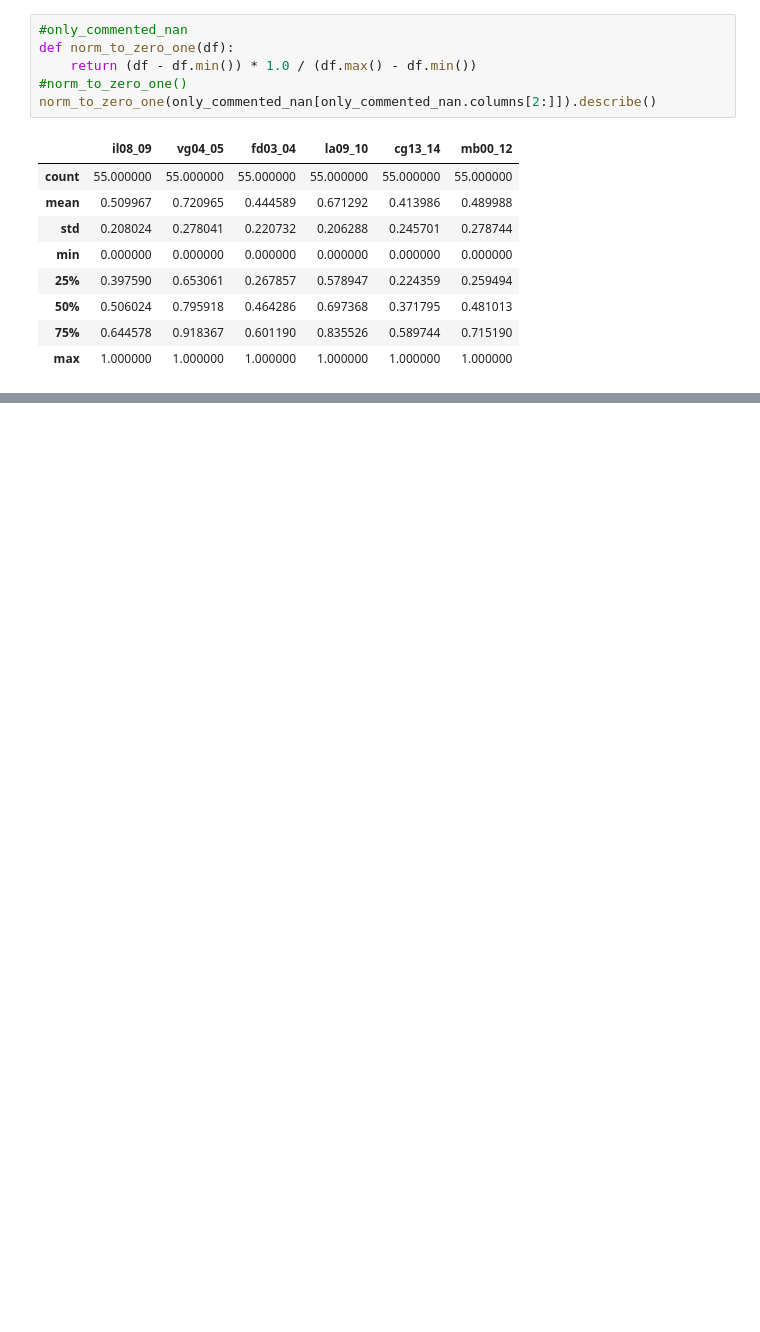
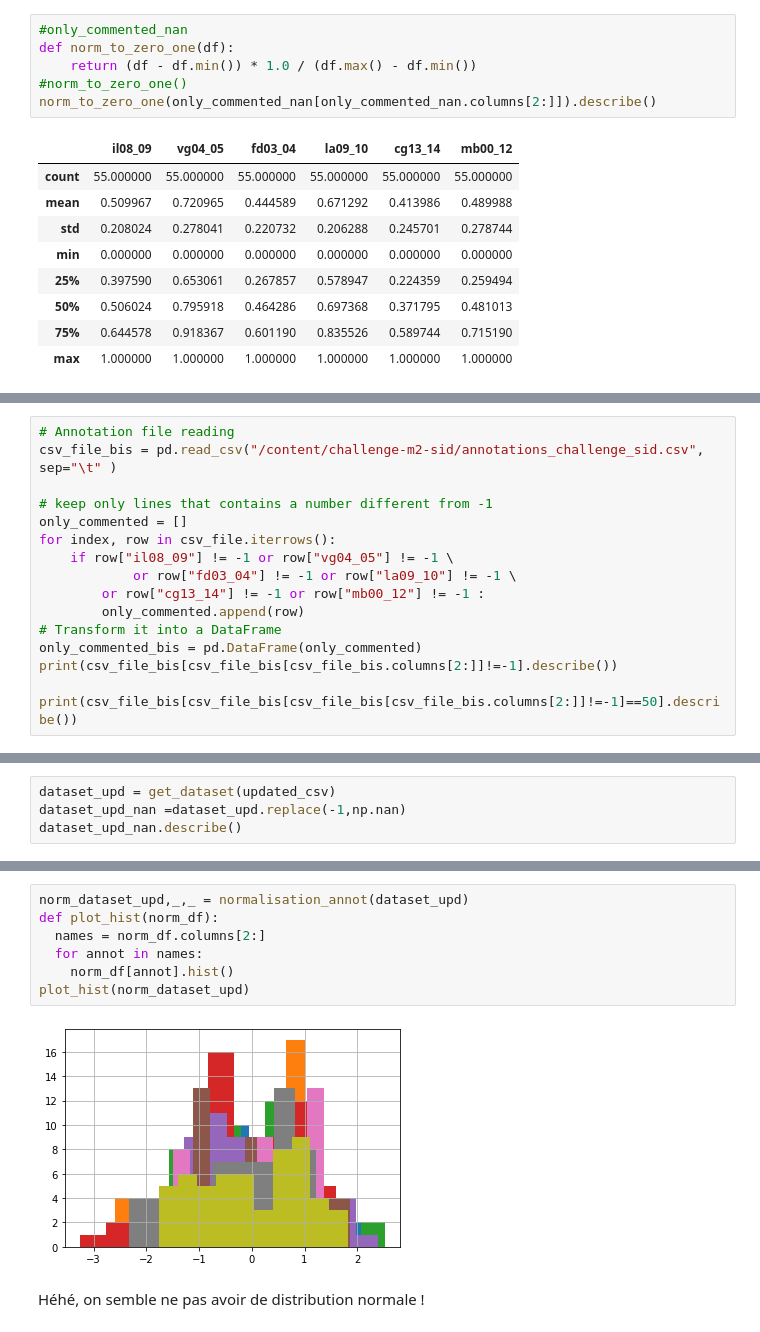
Before and after one commit to vincentnam/Project-Archean, a Jupyter notebook: ChallengeM2SID_2019.ipynb, the cells around one changed output, grey strips where cells are left out. Cells and saved outputs as stored; diff of their text form; blank space fills up the shorter version.

```diff
--- a/ChallengeM2SID_2019.ipynb
+++ b/ChallengeM2SID_2019.ipynb
@@ -409,0 +1255,16 @@ normalisation(normalized).describe()
+# %%
+# Annotation file reading
+csv_file_bis = pd.read_csv("/content/challenge-m2-sid/annotations_challenge_sid.csv", sep="\t" )
+
+# keep only lines that contains a number different from -1
+only_commented = []
+for index, row in csv_file.iterrows():
+    if row["il08_09"] != -1 or row["vg04_05"] != -1 \
+            or row["fd03_04"] != -1 or row["la09_10"] != -1 \
+        or row["cg13_14"] != -1 or row["mb00_12"] != -1 :
+        only_commented.append(row)
+# Transform it into a DataFrame
+only_commented_bis = pd.DataFrame(only_commented)
+print(csv_file_bis[csv_file_bis[csv_file_bis.columns[2:]]!=-1].describe())
+
+print(csv_file_bis[csv_file_bis[csv_file_bis[csv_file_bis.columns[2:]]!=-1]==50].describe())
@@ -409,0 +1435,4 @@ normalisation(normalized).describe()
+# %%
+dataset_upd = get_dataset(updated_csv)
+dataset_upd_nan =dataset_upd.replace(-1,np.nan)
+dataset_upd_nan.describe()
@@ -409,0 +1461,11 @@ normalisation(normalized).describe()
+# %%
+norm_dataset_upd,_,_ = normalisation_annot(dataset_upd)
+def plot_hist(norm_df):
+  names = norm_df.columns[2:]
+  for annot in names:
+    norm_df[annot].hist()
+plot_hist(norm_dataset_upd)
+# %% [output]
+[figure, added]
+# %% [markdown]
+Héhé, on semble ne pas avoir de distribution normale !
```
Also changed, not shown: parts of 96 cells of this notebook.
